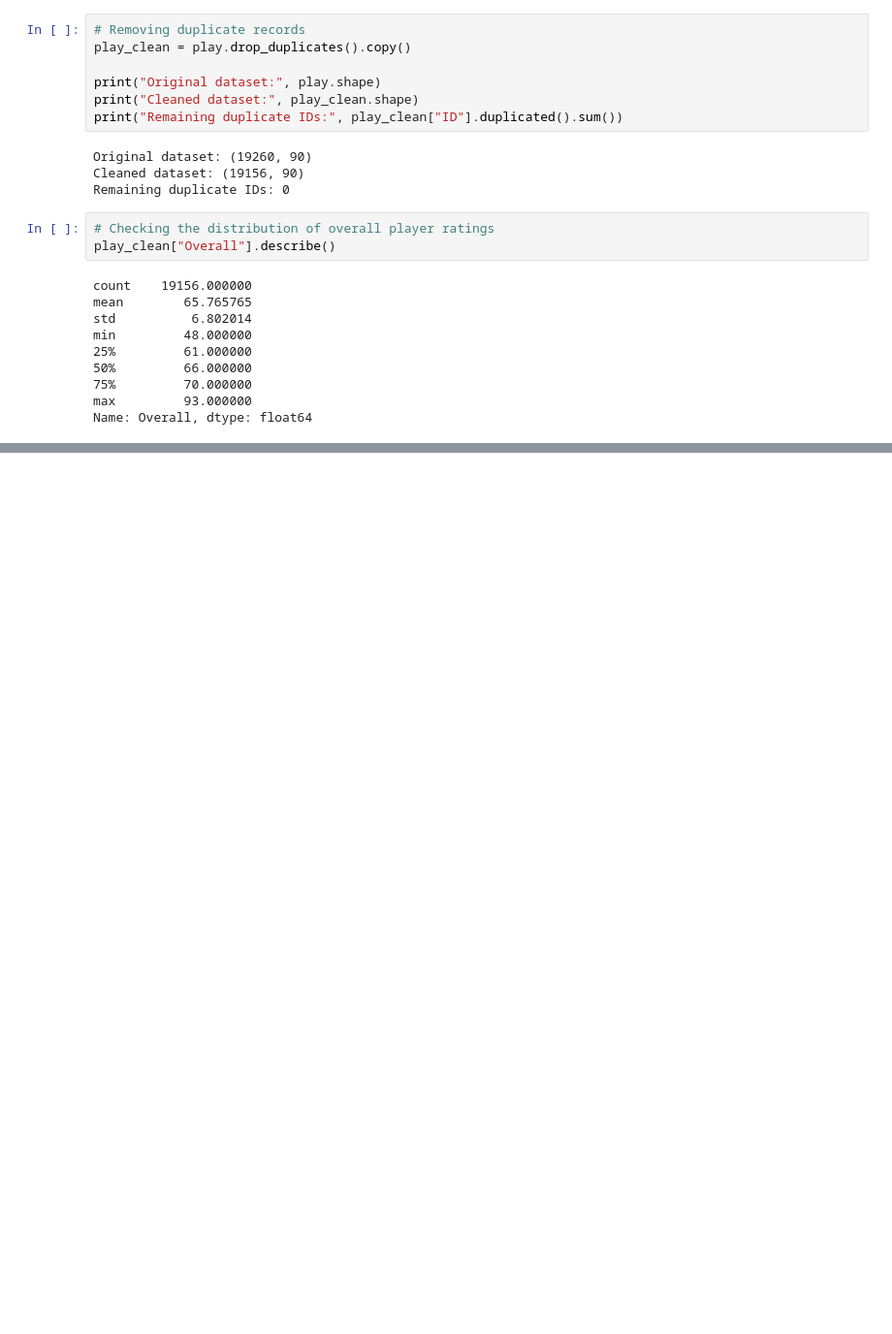
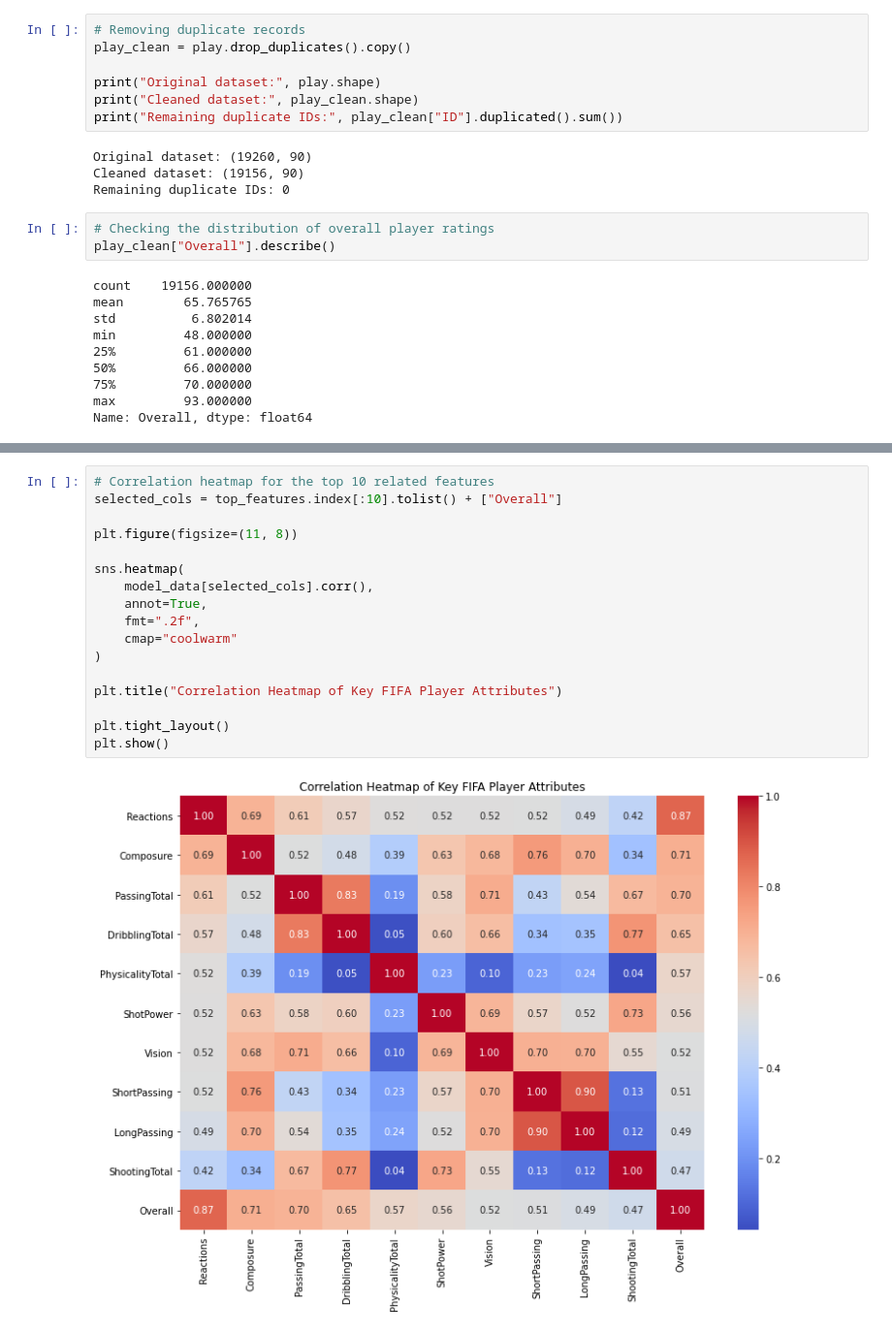
Before and after one commit to SujanMaga/fifa22-player-rating-prediction, a Jupyter notebook: fifa22-player-rating-prediction.ipynb, the cells around one changed output, grey strips where cells are left out. Shown at 97% size. Cells and saved outputs as stored; diff of their text form; blank space fills up the shorter version.

```diff
--- a/fifa22-player-rating-prediction.ipynb
+++ b/fifa22-player-rating-prediction.ipynb
@@ -143,0 +278,19 @@ Name: Overall, dtype: float64
+# %%
+# Correlation heatmap for the top 10 related features
+selected_cols = top_features.index[:10].tolist() + ["Overall"]
+
+plt.figure(figsize=(11, 8))
+
+sns.heatmap(
+    model_data[selected_cols].corr(),
+    annot=True,
+    fmt=".2f",
+    cmap="coolwarm"
+)
+
+plt.title("Correlation Heatmap of Key FIFA Player Attributes")
+
+plt.tight_layout()
+plt.show()
+# %% [output]
+[figure, added]
```
Also changed, not shown: parts of 10 cells of this notebook.
